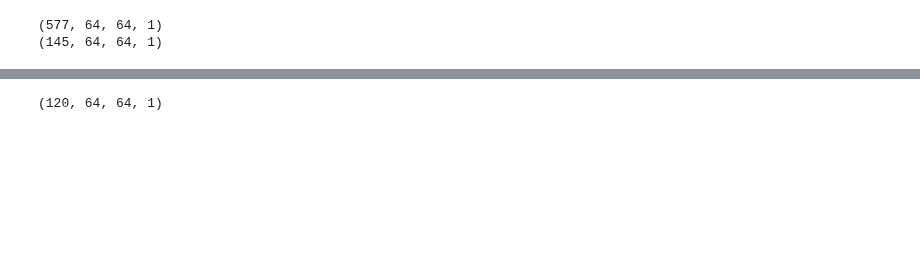
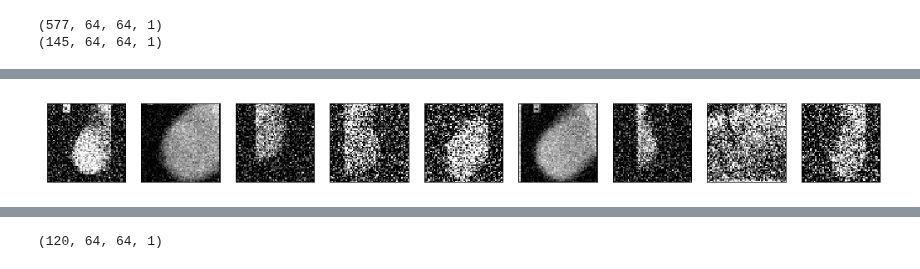
Before and after one commit to sandeepnmenon/Image-Denoising-with-Convolutional-Denoising-Autoencoders, a Jupyter notebook: mini-MIAS.ipynb, the cells around one changed output, grey strips where cells are left out. Cells and saved outputs as stored; diff of their text form; code cells hidden in the pictures; blank space fills up the shorter version.

```diff
--- a/mini-MIAS.ipynb
+++ b/mini-MIAS.ipynb
@@ -154,3 +152,7 @@ plt.show()
+# %%
+display_images(noisy_images,10)
+# %% [output]
+[figure, added]
 # %%
 from keras.layers import Input, Dense
 from keras.models import Model
```
Also changed, not shown: parts of 73 cells of this notebook, 1 other file.
